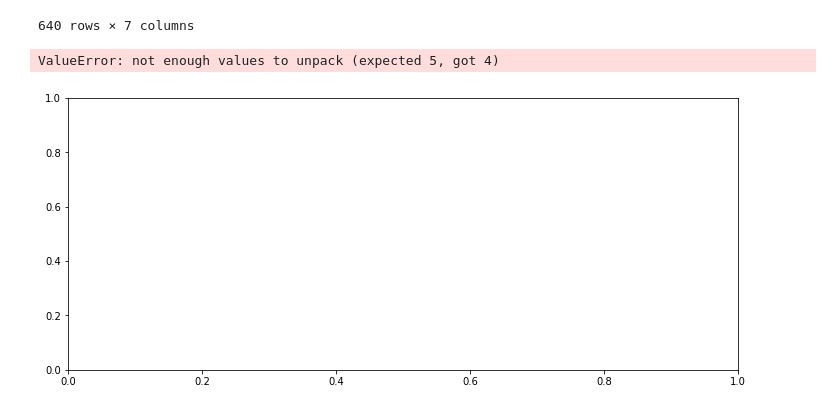
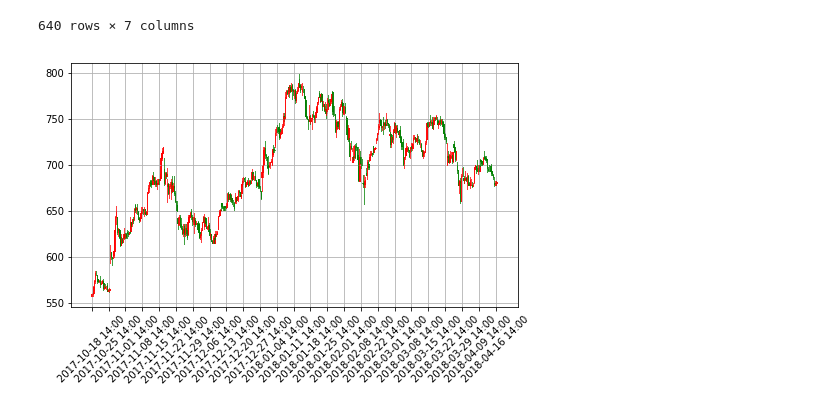
Before and after one commit to liujinguang2018/pypro, a Jupyter notebook: finance/jupyter/matplotlib_tutorial.ipynb, the cells around one changed output. Drawn from its saved outputs; the diff is of its cells as text; code cells hidden in the pictures.

Commit message:
update matplotlib_tutorial with candlestick

```diff
--- a/finance/jupyter/matplotlib_tutorial.ipynb
+++ b/finance/jupyter/matplotlib_tutorial.ipynb
@@ -305,8 +303,23 @@ import matplotlib.finance as mpf
-# %%
-
-fig, ax = plt.subplots(figsize=(12, 5))
-#fig.subplots_adjust(bottom=2.0)
-mpf.candlestick_ochl(ax, quotes)
-# %% [output]
-ValueError: not enough values to unpack (expected 5, got 4)
-[figure, removed]
+# %%
+import mpl_finance as mpl
+import matplotlib.pyplot as plt
+import matplotlib.dates as mpd
+import tushare as ts
+
+quotes = ts.get_k_data("600519", ktype="60", index=False, start="2018-1-1", end="2018-4-16")
+fig, ax = plt.subplots(figsize=(8,5))
+fig.subplots_adjust(bottom=0.2)  #Tune the subplot layout.
+#mpl.candlestick_ochl(ax, quotes, width=0.5, colorup='r', colordown='g')
+mpl.candlestick2_ochl(ax, quotes['open'], quotes['close'], quotes['high'],
+                      quotes['low'], colorup='r', colordown='g', width=0.5)
+
+ax.xaxis_date()
+ax.autoscale_view()
+
+ax.set_xticks(range(0, len(quotes['date']), 20))
+
+ax.set_xticklabels(quotes['date'][::20], rotation=45)
+plt.grid(True)
+plt.show()
+# %% [output]
+[figure, added]
```
Also changed, not shown: parts of 3 cells of this notebook.
